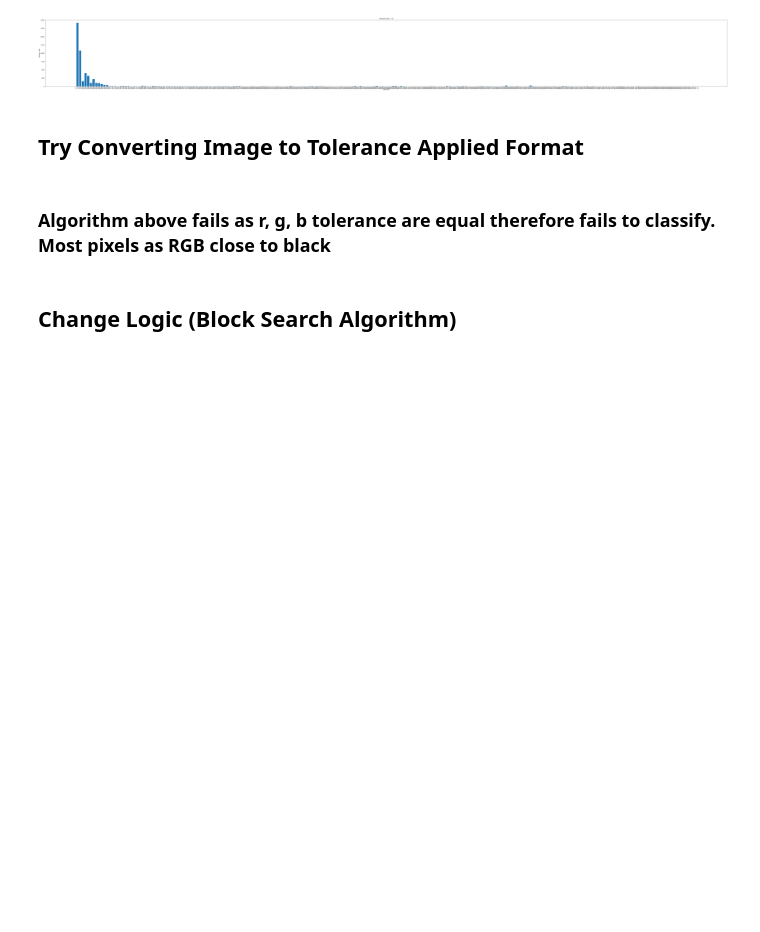
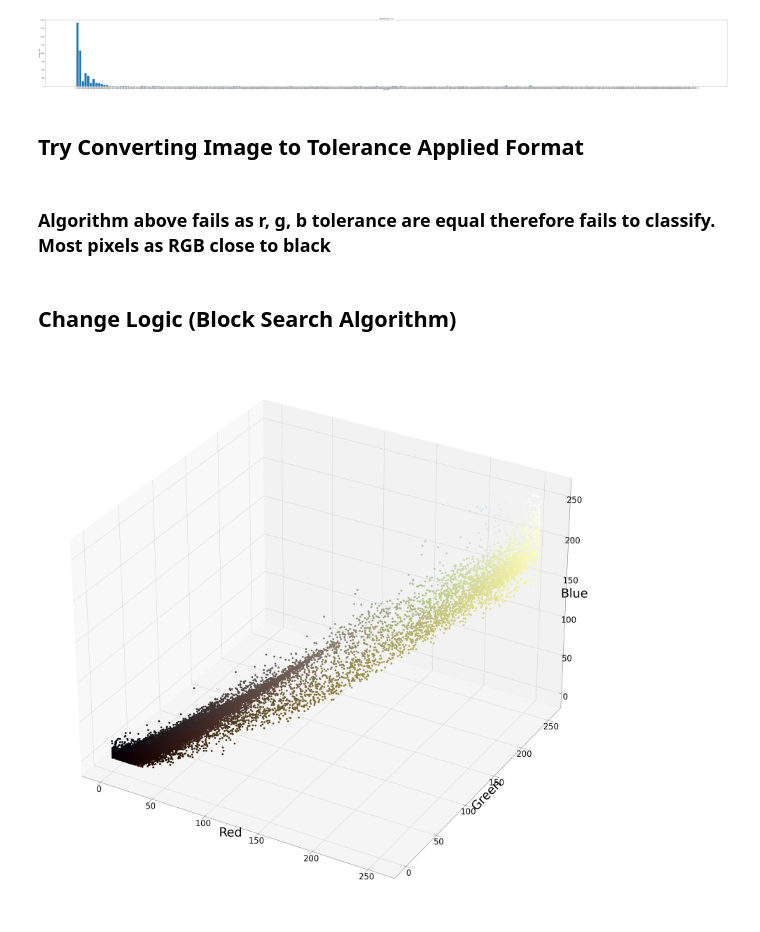
Before and after one commit to aperire/compressor, a Jupyter notebook: compressor.ipynb, the cells around one changed output. Saved outputs shown, nothing was run; the diff lists cells and outputs as text; code cells hidden in the pictures; blank space fills up the shorter version.

```diff
--- a/compressor.ipynb
+++ b/compressor.ipynb
@@ -225,3 +226,31 @@ while tol <=10:
 ### Algorithm above fails as r, g, b tolerance are equal therefore fails to classify. Most pixels as RGB close to black
 # %% [markdown]
 ## Change Logic (Block Search Algorithm)
+# %%
+linear_pixel = list()
+for i in pix.tolist():
+    for j in i:
+        linear_pixel.append(j)
+
+r_data = list()
+g_data = list()
+b_data = list()
+for i in linear_pixel:
+    r_data.append(i[0])
+    g_data.append(i[1])
+    b_data.append(i[2])
+
+
+fig = plt.figure(figsize=(50,50))
+ax = plt.axes(projection="3d")
+ax.set_xlabel("Red", fontsize=60)
+ax.set_ylabel("Green", fontsize=60)
+ax.set_zlabel("Blue", fontsize=60)
+
+ax.tick_params(axis='both', which='major', labelsize=40)
+ax.tick_params(axis='both', which='minor', labelsize=40)
+
+for i in range(len(r_data)):
+    ax.scatter3D(r_data[i], g_data[i], b_data[i], color=[(r_data[i]/255,g_data[i]/255,b_data[i]/255)], s=70)
+# %% [output]
+[figure, added]
```
Also changed, not shown: parts of 1 cell of this notebook.
